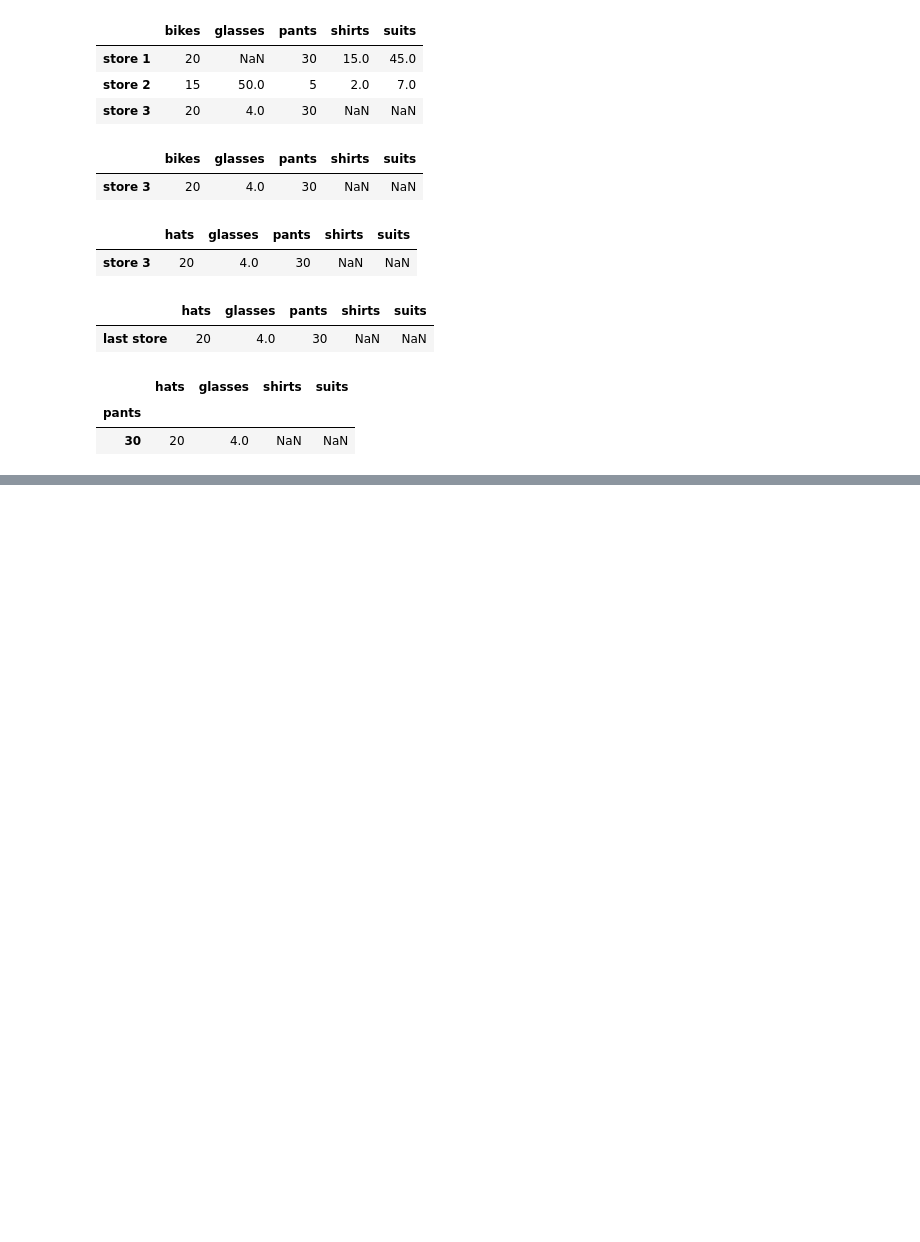
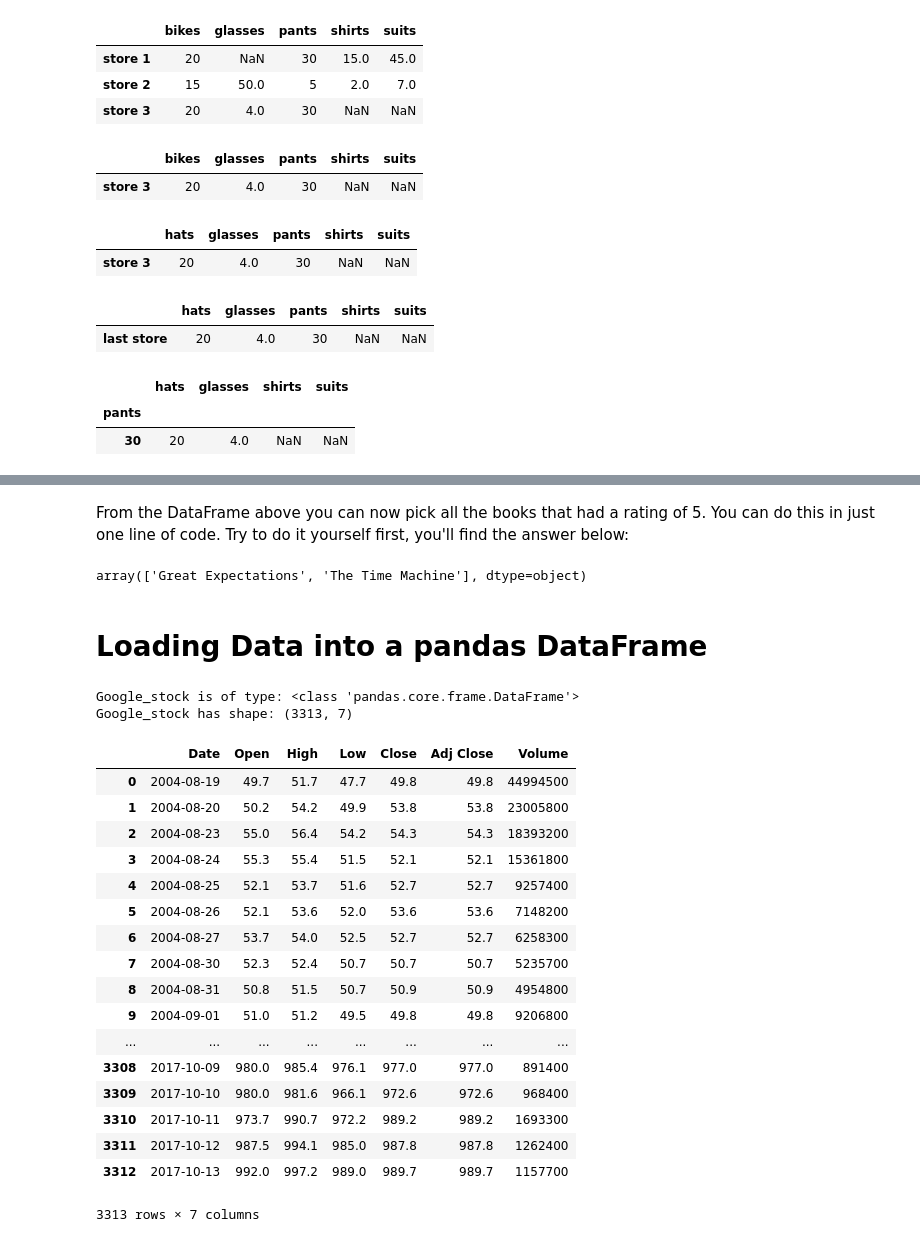
Before and after one commit to zhecho/AIPND, a Jupyter notebook: Notes/Pandas_Notes.ipynb, the cells around one changed output, grey strips where cells are left out. Drawn from its saved outputs; the diff is of its cells as text; code cells hidden in the pictures; blank space fills up the shorter version.

Commit message:
- Notes about Pandas + some csv files 	modified:   Notes/Pandas_Notes.ipynb 	new file:   Notes/fake_company.csv 	new file:   Notes/google.csv

```diff
--- a/Notes/Pandas_Notes.ipynb
+++ b/Notes/Pandas_Notes.ipynb
@@ -617,0 +809,2 @@ store_items
+# %% [markdown]
+From the DataFrame above you can now pick all the books that had a rating of 5. You can do this in just one line of code. Try to do it yourself first, you'll find the answer below:
@@ -617,0 +813,37 @@ store_items
+# %%
+best_rated
+# %% [output]
+array(['Great Expectations', 'The Time Machine'], dtype=object)
+# %% [markdown]
+# Loading Data into a pandas DataFrame
+# %%
+# We load Google stock data in a DataFrame
+Google_stock = pd.read_csv('./google.csv')
+
+# We print some information about Google_stock
+print('Google_stock is of type:', type(Google_stock))
+print('Google_stock has shape:', Google_stock.shape)
+# %% [output]
+Google_stock is of type: <class 'pandas.core.frame.DataFrame'>
+Google_stock has shape: (3313, 7)
+# %%
+Google_stock
+# %% [output]
+|  | Date | Open | High | Low | Close | Adj Close | Volume |
+| 0 | 2004-08-19 | 49.7 | 51.7 | 47.7 | 49.8 | 49.8 | 44994500 |
+| 1 | 2004-08-20 | 50.2 | 54.2 | 49.9 | 53.8 | 53.8 | 23005800 |
+| 2 | 2004-08-23 | 55.0 | 56.4 | 54.2 | 54.3 | 54.3 | 18393200 |
+| 3 | 2004-08-24 | 55.3 | 55.4 | 51.5 | 52.1 | 52.1 | 15361800 |
+| 4 | 2004-08-25 | 52.1 | 53.7 | 51.6 | 52.7 | 52.7 | 9257400 |
+| 5 | 2004-08-26 | 52.1 | 53.6 | 52.0 | 53.6 | 53.6 | 7148200 |
+| 6 | 2004-08-27 | 53.7 | 54.0 | 52.5 | 52.7 | 52.7 | 6258300 |
+| 7 | 2004-08-30 | 52.3 | 52.4 | 50.7 | 50.7 | 50.7 | 5235700 |
+| 8 | 2004-08-31 | 50.8 | 51.5 | 50.7 | 50.9 | 50.9 | 4954800 |
+| 9 | 2004-09-01 | 51.0 | 51.2 | 49.5 | 49.8 | 49.8 | 9206800 |
+| ... | ... | ... | ... | ... | ... | ... | ... |
+| 3308 | 2017-10-09 | 980.0 | 985.4 | 976.1 | 977.0 | 977.0 | 891400 |
+| 3309 | 2017-10-10 | 980.0 | 981.6 | 966.1 | 972.6 | 972.6 | 968400 |
+| 3310 | 2017-10-11 | 973.7 | 990.7 | 972.2 | 989.2 | 989.2 | 1693300 |
+| 3311 | 2017-10-12 | 987.5 | 994.1 | 985.0 | 987.8 | 987.8 | 1262400 |
+| 3312 | 2017-10-13 | 992.0 | 997.2 | 989.0 | 989.7 | 989.7 | 1157700 |
+3313 rows × 7 columns
```
Also changed, not shown: parts of 34 cells of this notebook, 2 other files.
